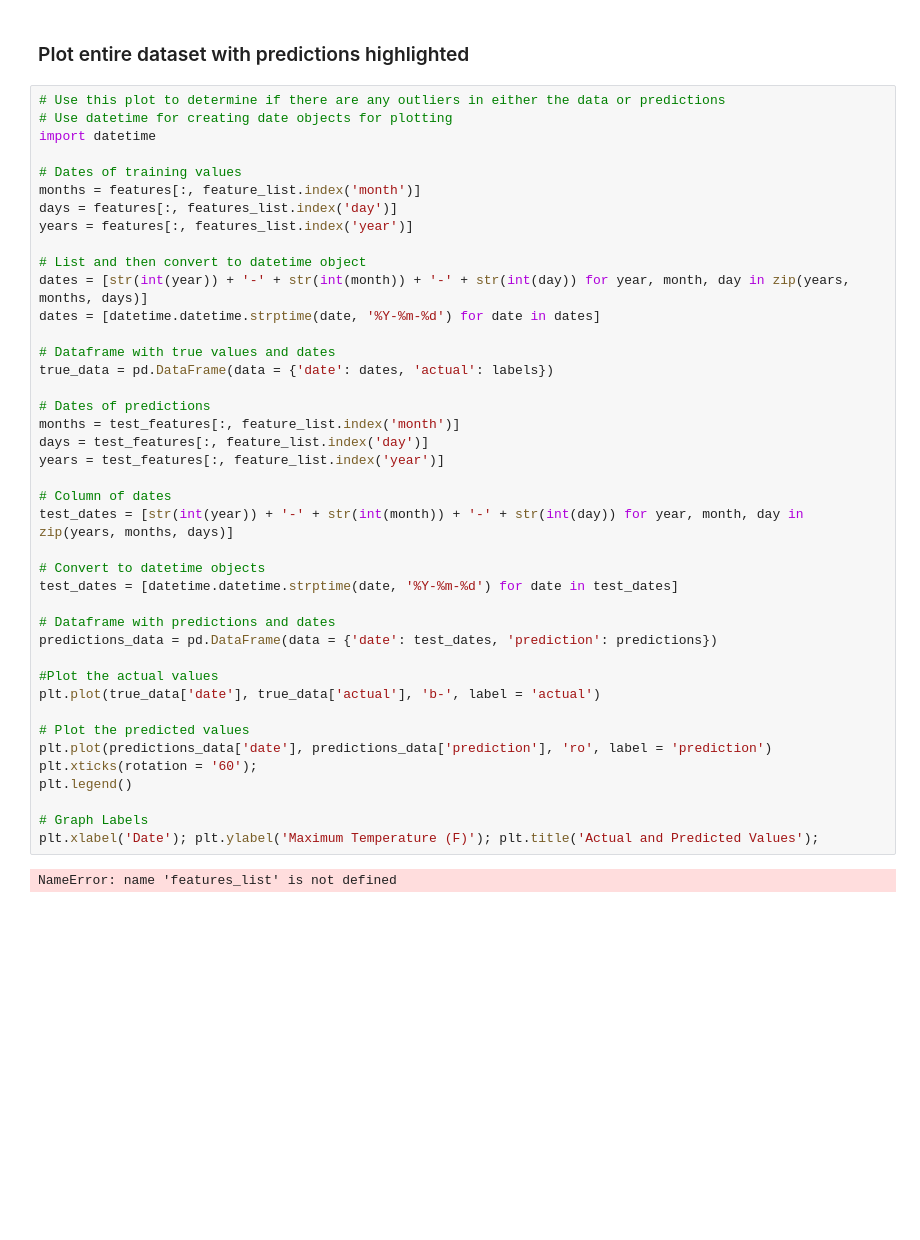
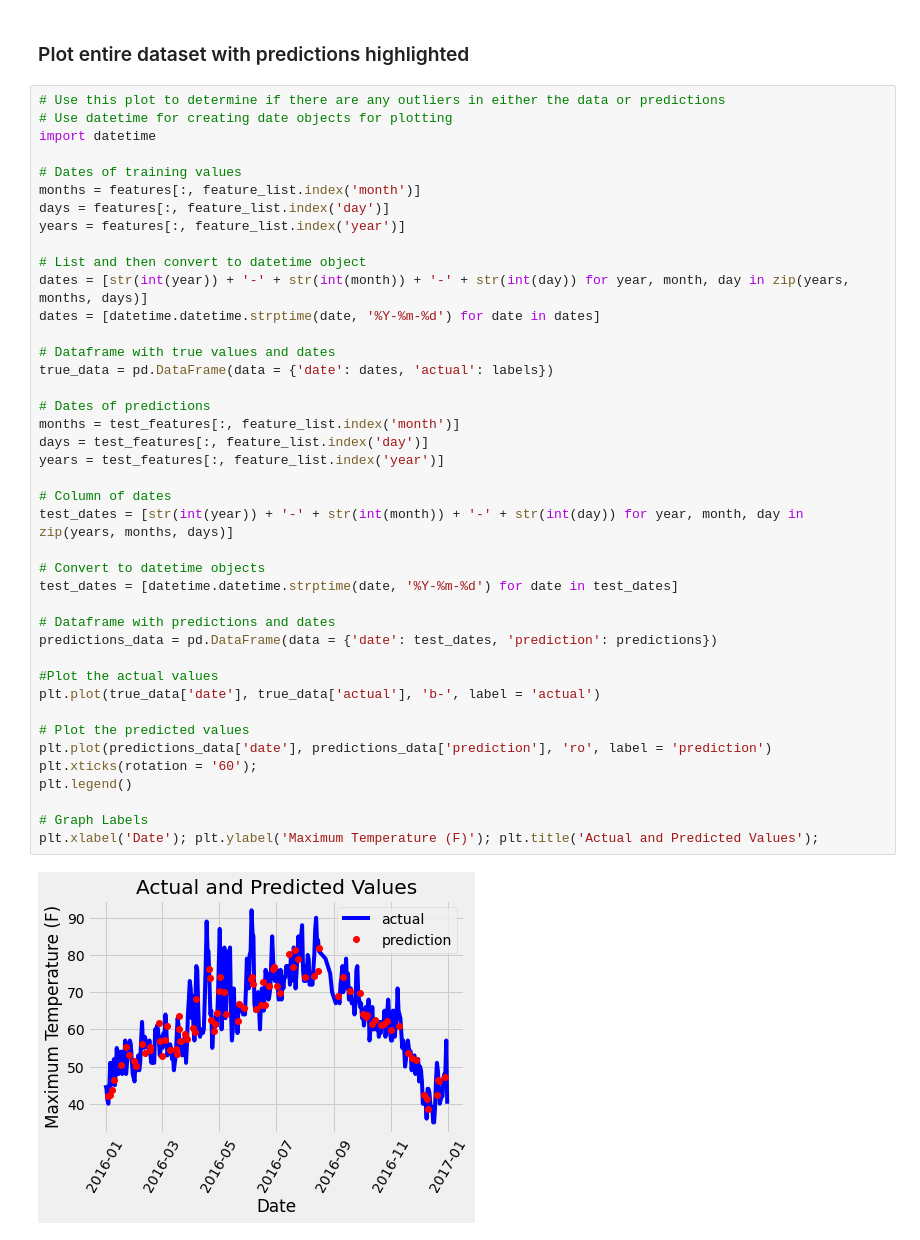
Before and after one commit to oliviaharman/PythonPractice, a Jupyter notebook: Random Forest Practice.ipynb, the cells around one changed output. Saved outputs shown, nothing was run; the diff lists cells and outputs as text; blank space fills up the shorter version.

```diff
--- a/Random Forest Practice.ipynb
+++ b/Random Forest Practice.ipynb
@@ -258,42 +246,42 @@ import datetime
 
 # Dates of training values
 months = features[:, feature_list.index('month')]
-days = features[:, features_list.index('day')]
-years = features[:, features_list.index('year')]
+days = features[:, feature_list.index('day')]
+years = features[:, feature_list.index('year')]
 
 # List and then convert to datetime object
 dates = [str(int(year)) + '-' + str(int(month)) + '-' + str(int(day)) for year, month, day in zip(years, months, days)]
 dates = [datetime.datetime.strptime(date, '%Y-%m-%d') for date in dates]
 
 # Dataframe with true values and dates
 true_data = pd.DataFrame(data = {'date': dates, 'actual': labels})
 
 # Dates of predictions
 months = test_features[:, feature_list.index('month')]
 days = test_features[:, feature_list.index('day')]
 years = test_features[:, feature_list.index('year')]
 
 # Column of dates
 test_dates = [str(int(year)) + '-' + str(int(month)) + '-' + str(int(day)) for year, month, day in zip(years, months, days)]
 
 # Convert to datetime objects
 test_dates = [datetime.datetime.strptime(date, '%Y-%m-%d') for date in test_dates]
 
 # Dataframe with predictions and dates
 predictions_data = pd.DataFrame(data = {'date': test_dates, 'prediction': predictions})
 
 #Plot the actual values
 plt.plot(true_data['date'], true_data['actual'], 'b-', label = 'actual')
 
 # Plot the predicted values
 plt.plot(predictions_data['date'], predictions_data['prediction'], 'ro', label = 'prediction')
 plt.xticks(rotation = '60');
 plt.legend()
 
 # Graph Labels
 plt.xlabel('Date'); plt.ylabel('Maximum Temperature (F)'); plt.title('Actual and Predicted Values');
 # %% [output]
-NameError: name 'features_list' is not defined
+[figure, added]
 # %%
 # Make the data accessible for plotting
 true_data['temp_1'] = features[:, feature_list.index('temp_1')]
```
Also changed, not shown: parts of 13 cells of this notebook.
